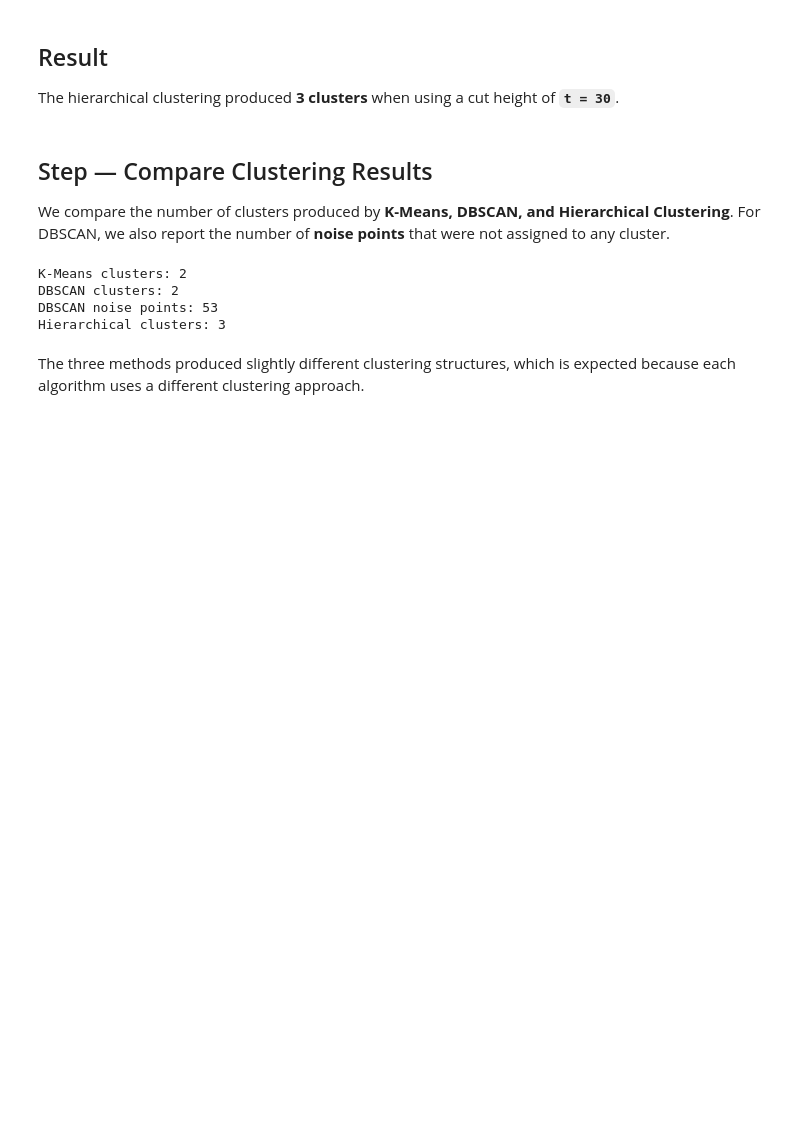
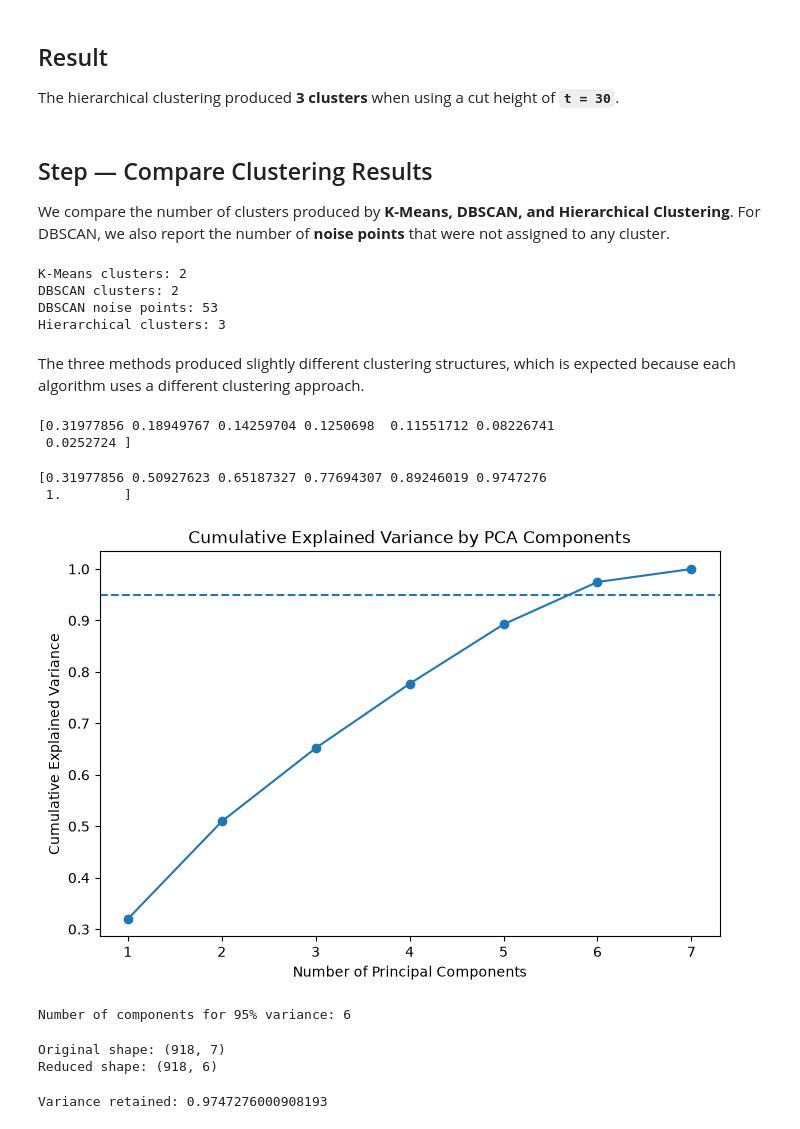
Before and after one commit to ghayda577/AI-ML-Training, a Jupyter notebook: Projects/First-Full-Project/notebooks/project.ipynb, the cells around one changed output. Cells and saved outputs as stored; diff of their text form; code cells hidden in the pictures; blank space fills up the shorter version.

```diff
--- a/Projects/First-Full-Project/notebooks/project.ipynb
+++ b/Projects/First-Full-Project/notebooks/project.ipynb
@@ -2238,3 +2240,75 @@ DBSCAN noise points: 53
 Hierarchical clusters: 3
 # %% [markdown]
 The three methods produced slightly different clustering structures, which is expected because each algorithm uses a different clustering approach.
+# %%
+
+pca = PCA()
+
+X_pca_full = pca.fit_transform(X_cluster_scaled)
+# %%
+explained_variance = pca.explained_variance_ratio_
+
+print(explained_variance)
+# %% [output]
+[0.31977856 0.18949767 0.14259704 0.1250698  0.11551712 0.08226741
+ 0.0252724 ]
+# %%
+import numpy as np
+
+cumulative_variance = np.cumsum(explained_variance)
+
+print(cumulative_variance)
+# %% [output]
+[0.31977856 0.50927623 0.65187327 0.77694307 0.89246019 0.9747276
+ 1.        ]
+# %%
+import matplotlib.pyplot as plt
+
+plt.figure(figsize=(8, 5))
+
+plt.plot(
+    range(1, len(cumulative_variance) + 1),
+    cumulative_variance,
+    marker="o"
+)
+
+plt.axhline(
+    y=0.95,
+    linestyle="--"
+)
+
+plt.xlabel("Number of Principal Components")
+plt.ylabel("Cumulative Explained Variance")
+
+plt.title("Cumulative Explained Variance by PCA Components")
+
+plt.show()
+# %% [output]
+[figure, added]
+# %%
+n_components_95 = np.argmax(
+    cumulative_variance >= 0.95
+) + 1
+
+print("Number of components for 95% variance:", n_components_95)
+# %% [output]
+Number of components for 95% variance: 6
+# %%
+n_components_95 = 6
+
+pca_95 = PCA(n_components=n_components_95)
+
+X_pca_95 = pca_95.fit_transform(X_cluster_scaled)
+
+print("Original shape:", X_cluster_scaled.shape)
+print("Reduced shape:", X_pca_95.shape)
+# %% [output]
+Original shape: (918, 7)
+Reduced shape: (918, 6)
+# %%
+print(
+    "Variance retained:",
+    pca_95.explained_variance_ratio_.sum()
+)
+# %% [output]
+Variance retained: 0.9747276000908193
```
Also changed, not shown: parts of 3 cells of this notebook, 2 other files.
